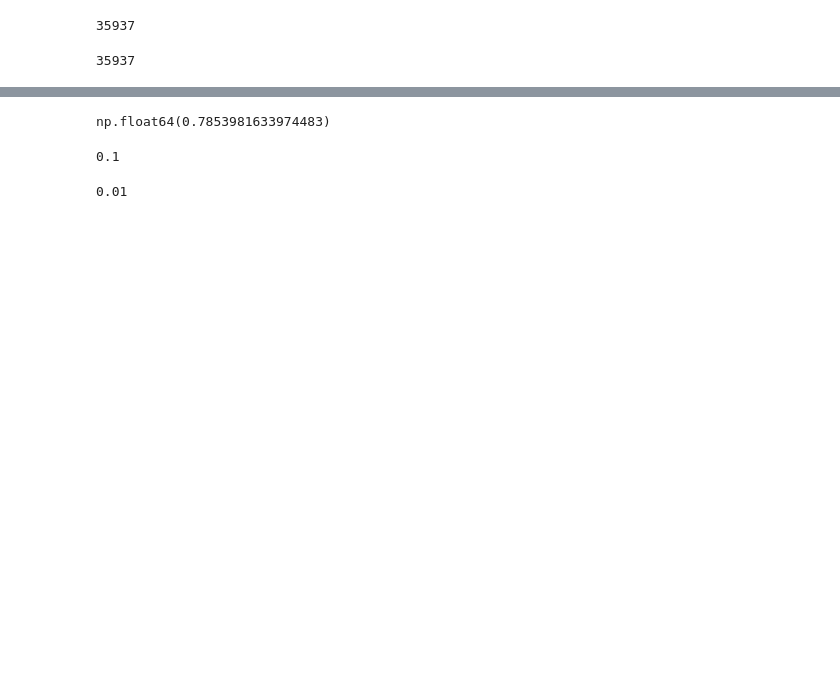
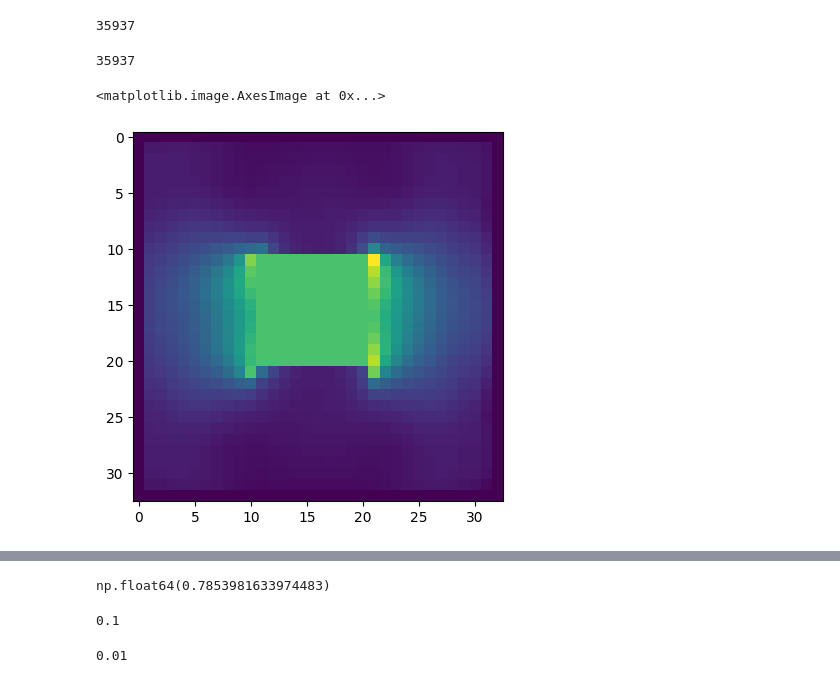
Before and after one commit to shiro-github-python/OpenFDTD_read_ofdFile, a Jupyter notebook: readOutputData.ipynb, the cells around one changed output, grey strips where cells are left out. Cells and saved outputs as stored; diff of their text form; code cells hidden in the pictures; blank space fills up the shorter version.

Commit message:
edit notebook add cal intensity

```diff
--- a/readOutputData.ipynb
+++ b/readOutputData.ipynb
@@ -161,0 +194,37 @@ for ix in range(Nx+3):
+# %%
+def calculate_electric_field_intensity(Ex, Ey, Ez):
+    """
+    Calculates the magnitude of a complex electric field vector.
+    Formula: |E| = sqrt(|Ex|^2 + |Ey|^2 + |Ez|^2)
+    """
+
+    # Calculate the squared magnitude of each complex component
+    # np.abs(x)**2 is equivalent to x * np.conj(x)
+    mag_sq = np.abs(Ex)**2 + np.abs(Ey)**2 + np.abs(Ez)**2
+
+    # Take the square root to get the field intensity
+    intensity = np.sqrt(mag_sq)
+
+    return intensity
+# %%
+# 1. Define complex electric field component arrays (Ex, Ey, Ez)
+# Example: 1D arrays representing points in space or time
+#ex = np.array([1.0 + 1.0j, 0.0 + 2.0j, 3.0 - 1.0j])
+#ey = np.array([0.5 - 0.5j, 1.0 + 0.0j, 0.0 + 2.0j])
+#ez = np.array([0.0 + 0.0j, 0.0 + 1.0j, 1.0 + 1.0j])
+
+# Execute the calculation
+e_intensity = calculate_electric_field_intensity(Ex_yx, Ey_yx, Ez_yx)
+
+# Output results
+#print("--- Complex Field Components ---")
+#print(f"Ex: {3ex}")
+#print(f"Ey: {ey}")
+#print(f"Ez: {ez}")
+#print("\n--- Calculated Intensity ---")
+#print(f"Field Magnitude |E|: {e_intensity}")
+
+plt.imshow(e_intensity)
+# %% [output]
+<matplotlib.image.AxesImage at 0x...>
+[figure, added]
```
Also changed, not shown: parts of 7 cells of this notebook.
